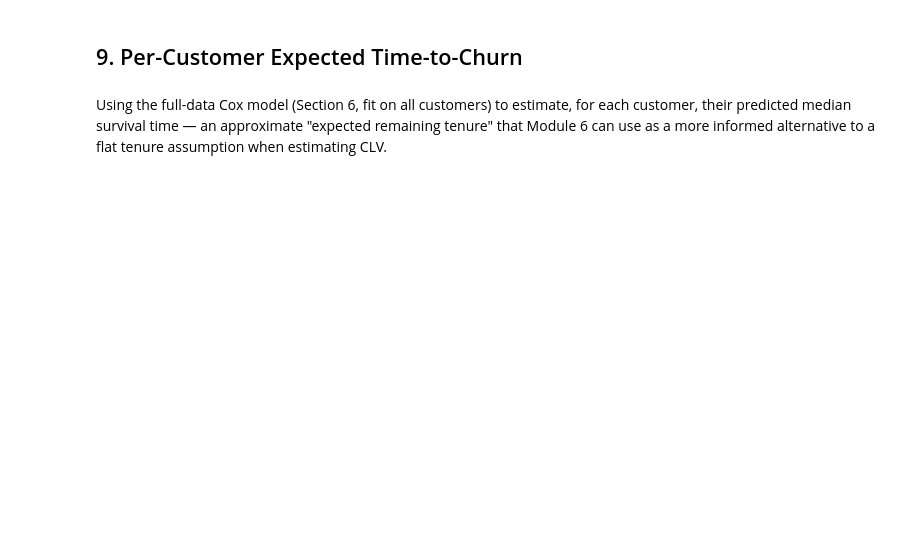
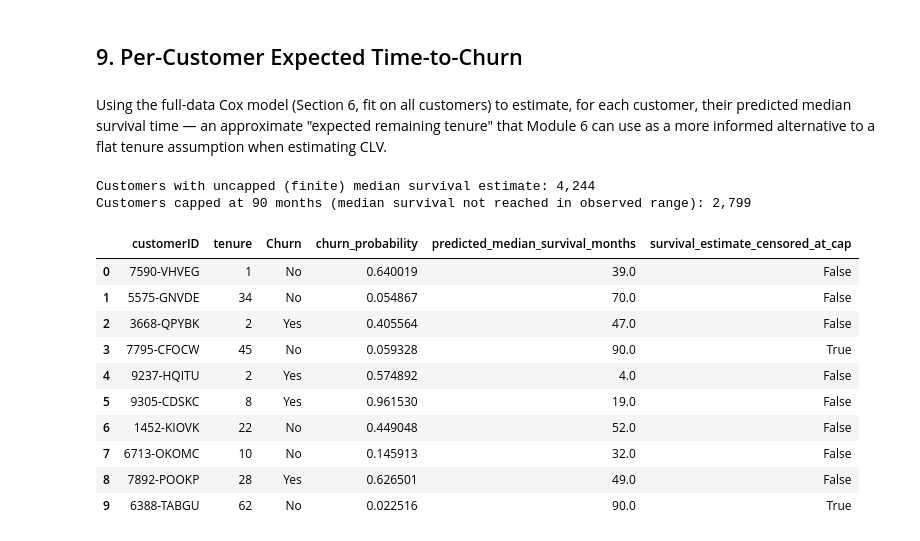
Before and after one commit to danielowuor/Customer-Retention-Intelligence-System, a Jupyter notebook: notebooks/04_survival_analysis.ipynb, the cells around one changed output. Cells and saved outputs as stored; diff of their text form; code cells hidden in the pictures; blank space fills up the shorter version.

```diff
--- a/notebooks/04_survival_analysis.ipynb
+++ b/notebooks/04_survival_analysis.ipynb
@@ -422,3 +422,34 @@ comparison
 ## 9. Per-Customer Expected Time-to-Churn
 # %% [markdown]
 Using the full-data Cox model (Section 6, fit on all customers) to estimate, for each customer, their predicted median survival time — an approximate "expected remaining tenure" that Module 6 can use as a more informed alternative to a flat tenure assumption when estimating CLV.
+# %%
+median_survival_times = cph.predict_median(cox_df)
+
+# Where median survival is not reached within the observed data range, lifelines returns inf;
+# cap at the maximum observed tenure plus a modest buffer as a conservative, explicit convention
+# rather than leaving an unusable infinite value in the feature store.
+max_observed_tenure = df["tenure"].max()
+capped_median_survival = median_survival_times.replace(np.inf, max_observed_tenure * 1.25)
+
+df["predicted_median_survival_months"] = capped_median_survival.values
+df["survival_estimate_censored_at_cap"] = np.isinf(median_survival_times.values)
+
+print(f"Customers with uncapped (finite) median survival estimate: {(~df['survival_estimate_censored_at_cap']).sum():,}")
+print(f"Customers capped at {max_observed_tenure * 1.25:.0f} months (median survival not reached in observed range): {df['survival_estimate_censored_at_cap'].sum():,}")
+
+df[["customerID", "tenure", "Churn", "churn_probability", "predicted_median_survival_months",
+    "survival_estimate_censored_at_cap"]].head(10)
+# %% [output]
+Customers with uncapped (finite) median survival estimate: 4,244
+Customers capped at 90 months (median survival not reached in observed range): 2,799
+|  | customerID | tenure | Churn | churn_probability | predicted_median_survival_months | survival_estimate_censored_at_cap |
+| 0 | 7590-VHVEG | 1 | No | 0.640019 | 39.0 | False |
+| 1 | 5575-GNVDE | 34 | No | 0.054867 | 70.0 | False |
+| 2 | 3668-QPYBK | 2 | Yes | 0.405564 | 47.0 | False |
+| 3 | 7795-CFOCW | 45 | No | 0.059328 | 90.0 | True |
+| 4 | 9237-HQITU | 2 | Yes | 0.574892 | 4.0 | False |
+| 5 | 9305-CDSKC | 8 | Yes | 0.961530 | 19.0 | False |
+| 6 | 1452-KIOVK | 22 | No | 0.449048 | 52.0 | False |
+| 7 | 6713-OKOMC | 10 | No | 0.145913 | 32.0 | False |
+| 8 | 7892-POOKP | 28 | Yes | 0.626501 | 49.0 | False |
+| 9 | 6388-TABGU | 62 | No | 0.022516 | 90.0 | True |
```
Also changed, not shown: parts of 6 cells of this notebook.
